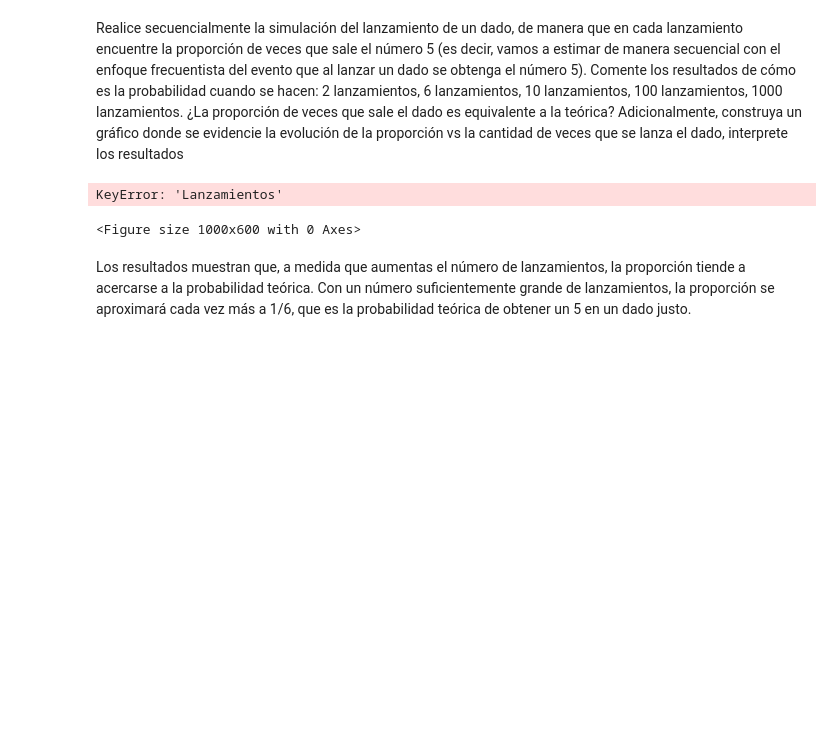
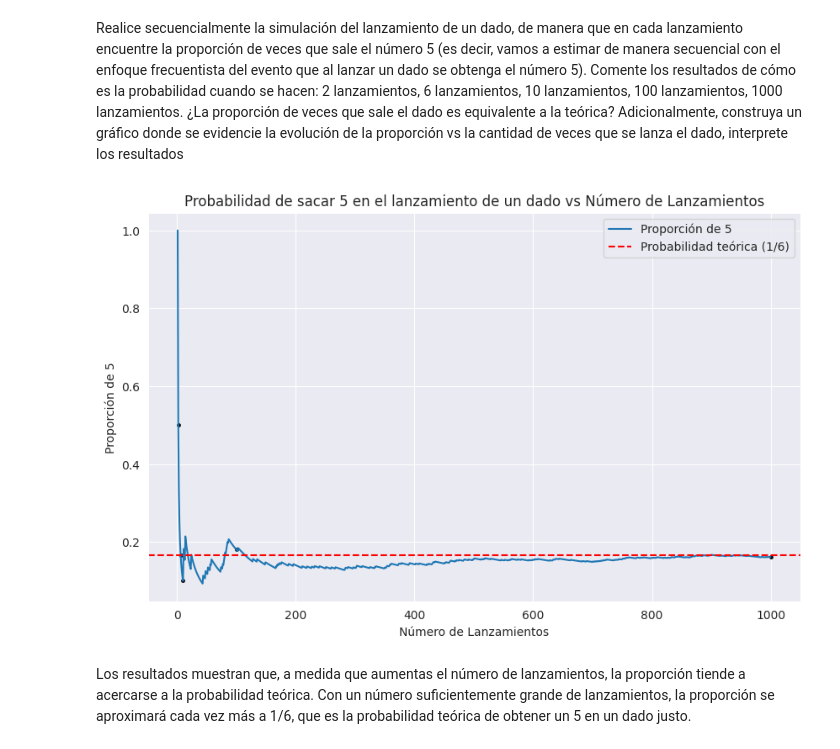
Before and after one commit to maestria-ds-eafit/Taller1_Estadistica, a Jupyter notebook: solucion_final.ipynb, the cells around one changed output. Saved outputs shown, nothing was run; the diff lists cells and outputs as text; code cells hidden in the pictures; blank space fills up the shorter version.

```diff
--- a/solucion_final.ipynb
+++ b/solucion_final.ipynb
@@ -460,29 +460,69 @@ lanza el dado, interprete los resultados
 import numpy as np
 import pandas as pd
 # %%
+np.random.seed(0)  # Establecer una semilla aleatoria para reproducibilidad
+num_lanzamientos = 1000  # Número total de lanzamientos
+lanzamientos = np.random.randint(
+    1, 7, size=num_lanzamientos
+)  # Simulación de lanzamientos
+proporciones = []  # Almacenar la proporción de 5 en cada etapa
+puntos_interes = [
+    2,
+    6,
+    10,
+    100,
+    1000,
+]  # Puntos de interés para agregar puntos en el gráfico
+
+# Realizar la simulación secuencial
+contador_cinco = 0  # Inicializar el contador de 5
+for i in range(num_lanzamientos):
+    if lanzamientos[i] == 5:
+        contador_cinco += 1
+    proporciones.append(
+        contador_cinco / (i + 1)
+    )  # Calcular la proporción en cada etapa
+
+# Crear un DataFrame para Plotly Express
+df = pd.DataFrame(
+    {"Lanzamientos": range(1, num_lanzamientos + 1), "Proporción de 5": proporciones}
+)
+
+# Agregar puntos de interés
+puntos_df = df[df["Lanzamientos"].isin(puntos_interes)]
+
+# Calcular la probabilidad teórica
+probabilidad_teorica = 1 / 6
+
 # Create the line plot
 plt.figure(figsize=(10, 6))
-plt.plot(df['Lanzamientos'], df['Proporción de 5'], label='Proporción de 5')
+plt.plot(df["Lanzamientos"], df["Proporción de 5"], label="Proporción de 5")
 
 # Add the theoretical probability line
-plt.axhline(y=probabilidad_teorica, color='red', linestyle='--', label='Probabilidad teórica (1/6)')
+plt.axhline(
+    y=probabilidad_teorica,
+    color="red",
+    linestyle="--",
+    label="Probabilidad teórica (1/6)",
+)
 
 # Add scatter points
-plt.scatter(puntos_df['Lanzamientos'], puntos_df['Proporción de 5'], color='black', s=6)
+plt.scatter(puntos_df["Lanzamientos"], puntos_df["Proporción de 5"], color="black", s=6)
 
 # Set the labels and title
-plt.xlabel('Número de Lanzamientos')
-plt.ylabel('Proporción de 5')
-plt.title('Probabilidad de sacar 5 en el lanzamiento de un dado vs Número de Lanzamientos')
+plt.xlabel("Número de Lanzamientos")
+plt.ylabel("Proporción de 5")
+plt.title(
+    "Probabilidad de sacar 5 en el lanzamiento de un dado vs Número de Lanzamientos"
+)
 
 # Show legend
 plt.legend()
 
 # Show the plot
 plt.show()
 # %% [output]
-KeyError: 'Lanzamientos'
-<Figure size 1000x600 with 0 Axes>
+[figure, added]
 # %% [markdown]
 Los resultados muestran que, a medida que aumentas el número de lanzamientos, la proporción tiende a acercarse a la probabilidad teórica. Con un número suficientemente grande de lanzamientos, la proporción se aproximará cada vez más a 1/6, que es la probabilidad teórica de obtener un 5 en un dado justo.
 # %% [markdown]
```
Also changed, not shown: parts of 29 cells of this notebook.
